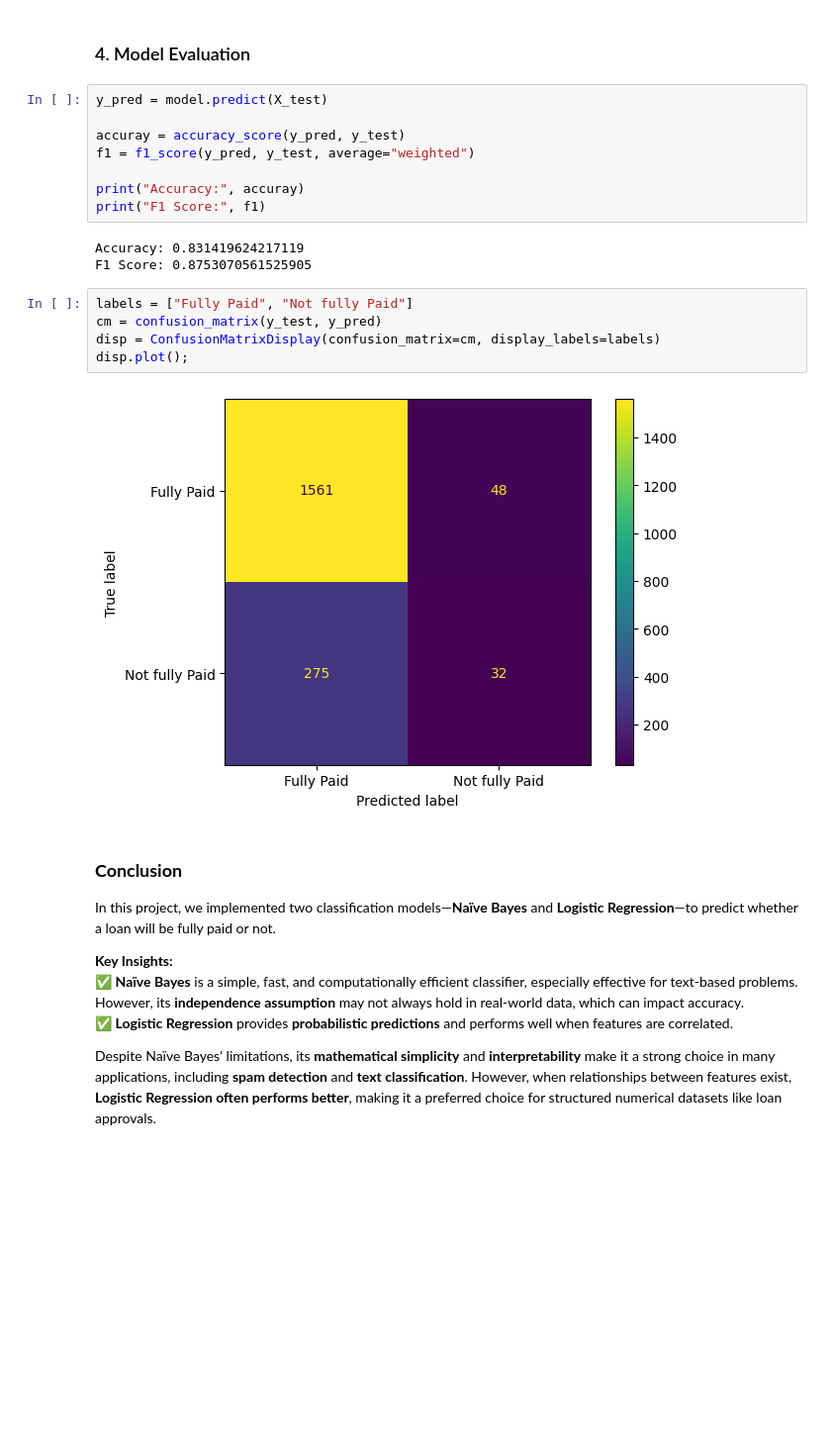
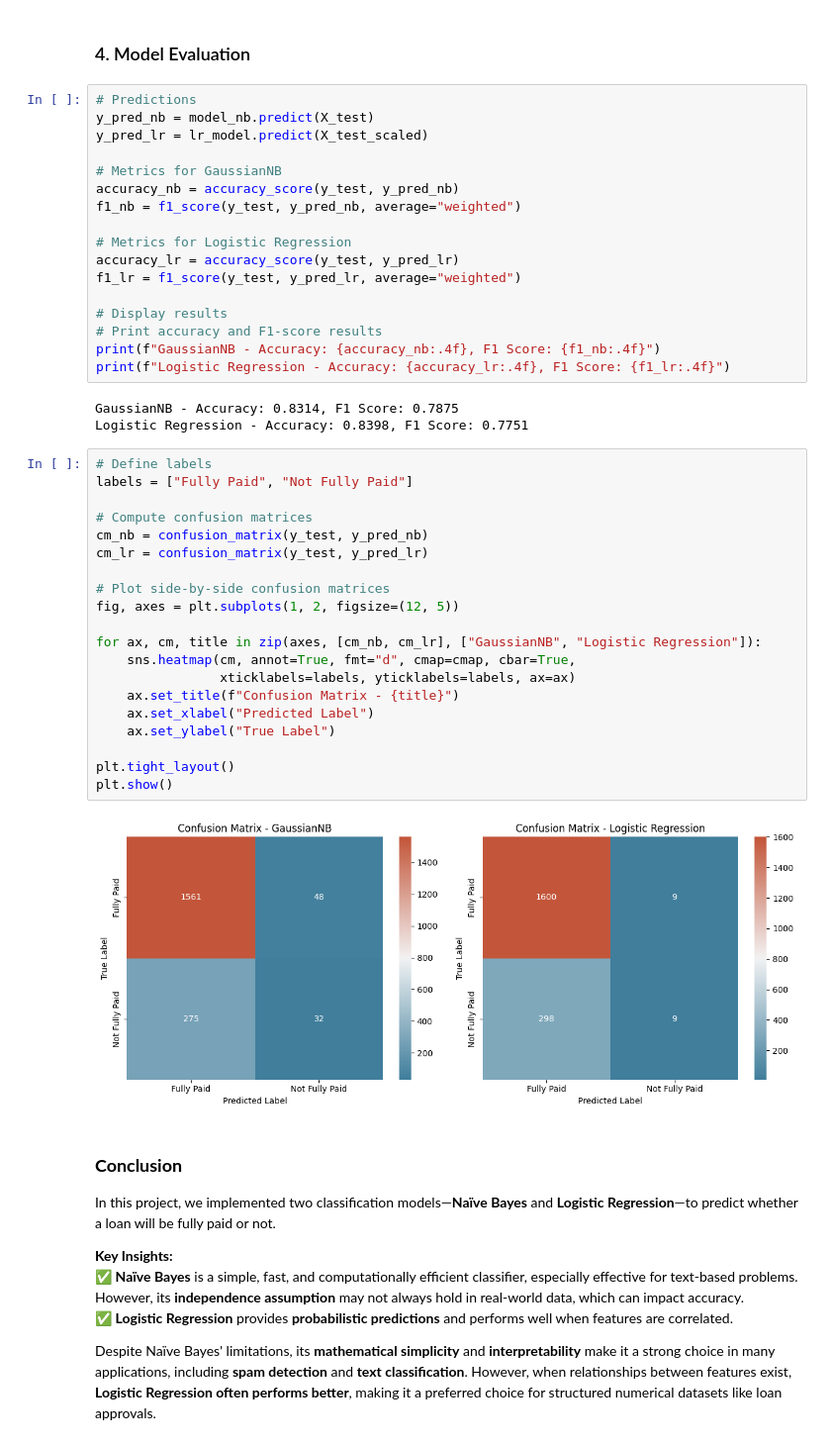
Before and after one commit to Yohannes90/ICogLabsApprenticeship, a Jupyter notebook: y_week_13_training_Naive_Bayes_Classifier/naive_bays_classifier_model.ipynb, the cells around one changed output. Shown at 99% size. Drawn from its saved outputs; the diff is of its cells as text; blank space fills up the shorter version.

Commit message:
update to add logistic regression comparision

```diff
--- a/y_week_13_training_Naive_Bayes_Classifier/naive_bays_classifier_model.ipynb
+++ b/y_week_13_training_Naive_Bayes_Classifier/naive_bays_classifier_model.ipynb
@@ -163,23 +179,47 @@ model.fit(X_train, y_train);
 # %% [markdown]
 ### 4. Model Evaluation
-# %%
-y_pred = model.predict(X_test)
-
-accuray = accuracy_score(y_pred, y_test)
-f1 = f1_score(y_pred, y_test, average="weighted")
-
-print("Accuracy:", accuray)
-print("F1 Score:", f1)
-# %% [output]
-Accuracy: 0.831419624217119
-F1 Score: 0.8753070561525905
-# %%
-labels = ["Fully Paid", "Not fully Paid"]
-cm = confusion_matrix(y_test, y_pred)
-disp = ConfusionMatrixDisplay(confusion_matrix=cm, display_labels=labels)
-disp.plot();
-# %% [output]
-[figure, removed]
+# %%
+# Predictions
+y_pred_nb = model_nb.predict(X_test)
+y_pred_lr = lr_model.predict(X_test_scaled)
+
+# Metrics for GaussianNB
+accuracy_nb = accuracy_score(y_test, y_pred_nb)
+f1_nb = f1_score(y_test, y_pred_nb, average="weighted")
+
+# Metrics for Logistic Regression
+accuracy_lr = accuracy_score(y_test, y_pred_lr)
+f1_lr = f1_score(y_test, y_pred_lr, average="weighted")
+
+# Display results
+# Print accuracy and F1-score results
+print(f"GaussianNB - Accuracy: {accuracy_nb:.4f}, F1 Score: {f1_nb:.4f}")
+print(f"Logistic Regression - Accuracy: {accuracy_lr:.4f}, F1 Score: {f1_lr:.4f}")
+# %% [output]
+GaussianNB - Accuracy: 0.8314, F1 Score: 0.7875
+Logistic Regression - Accuracy: 0.8398, F1 Score: 0.7751
+# %%
+# Define labels
+labels = ["Fully Paid", "Not Fully Paid"]
+
+# Compute confusion matrices
+cm_nb = confusion_matrix(y_test, y_pred_nb)
+cm_lr = confusion_matrix(y_test, y_pred_lr)
+
+# Plot side-by-side confusion matrices
+fig, axes = plt.subplots(1, 2, figsize=(12, 5))
+
+for ax, cm, title in zip(axes, [cm_nb, cm_lr], ["GaussianNB", "Logistic Regression"]):
+    sns.heatmap(cm, annot=True, fmt="d", cmap=cmap, cbar=True,
+                xticklabels=labels, yticklabels=labels, ax=ax)
+    ax.set_title(f"Confusion Matrix - {title}")
+    ax.set_xlabel("Predicted Label")
+    ax.set_ylabel("True Label")
+
+plt.tight_layout()
+plt.show()
+# %% [output]
+[figure, added]
 # %% [markdown]
 ### **Conclusion**
 
```
Also changed, not shown: parts of 6 cells of this notebook.
